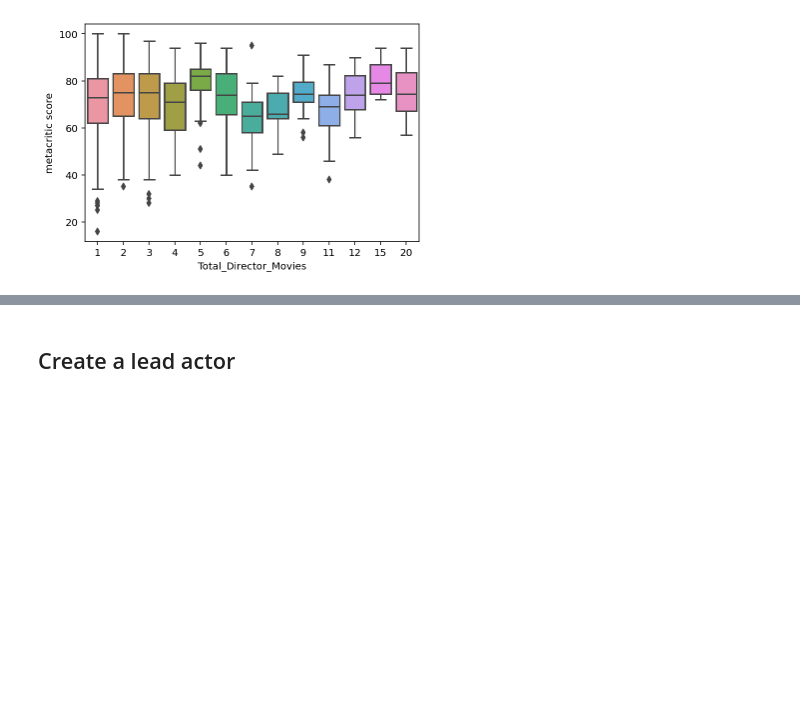
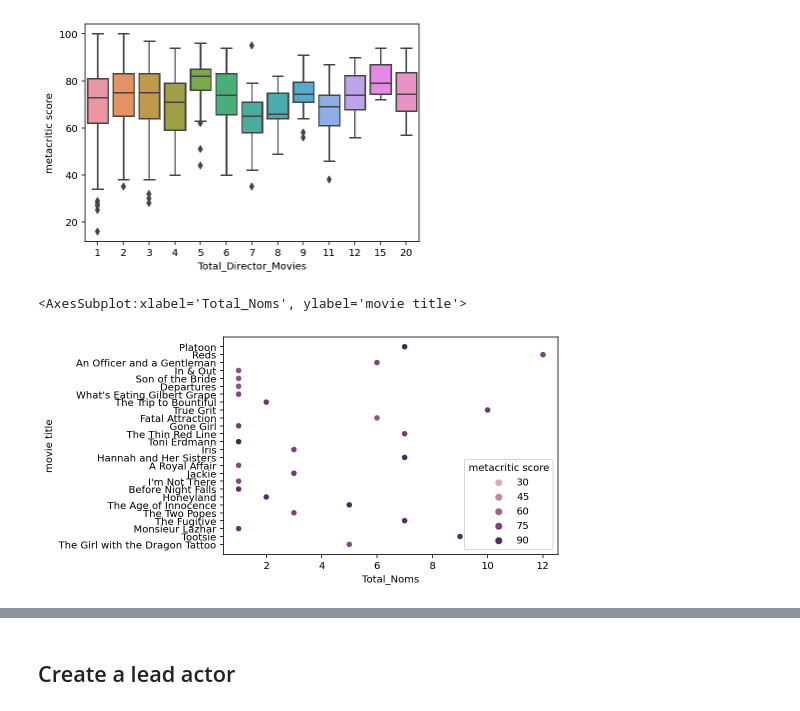
Before and after one commit to SibongileT/MetacriticScorePredictions, a Jupyter notebook: FeatureExploration.ipynb, the cells around one changed output, grey strips where cells are left out. Cells and saved outputs as stored; diff of their text form; code cells hidden in the pictures; blank space fills up the shorter version.

```diff
--- a/FeatureExploration.ipynb
+++ b/FeatureExploration.ipynb
@@ -224,3 +259,9 @@ Name: Total_Director_Movies, dtype: int64
 sns.boxplot(x='Total_Director_Movies', y="metacritic score", data=oscars_df);
 # %% [output]
 [figure]
+# %%
+sns.scatterplot(x="Total_Noms", y=oscars_df['movie title'].loc[:100],
+                hue="metacritic score",data=oscars_df)
+# %% [output]
+<AxesSubplot:xlabel='Total_Noms', ylabel='movie title'>
+[figure, added]
```
Also changed, not shown: parts of 33 cells of this notebook, 29 other files.
